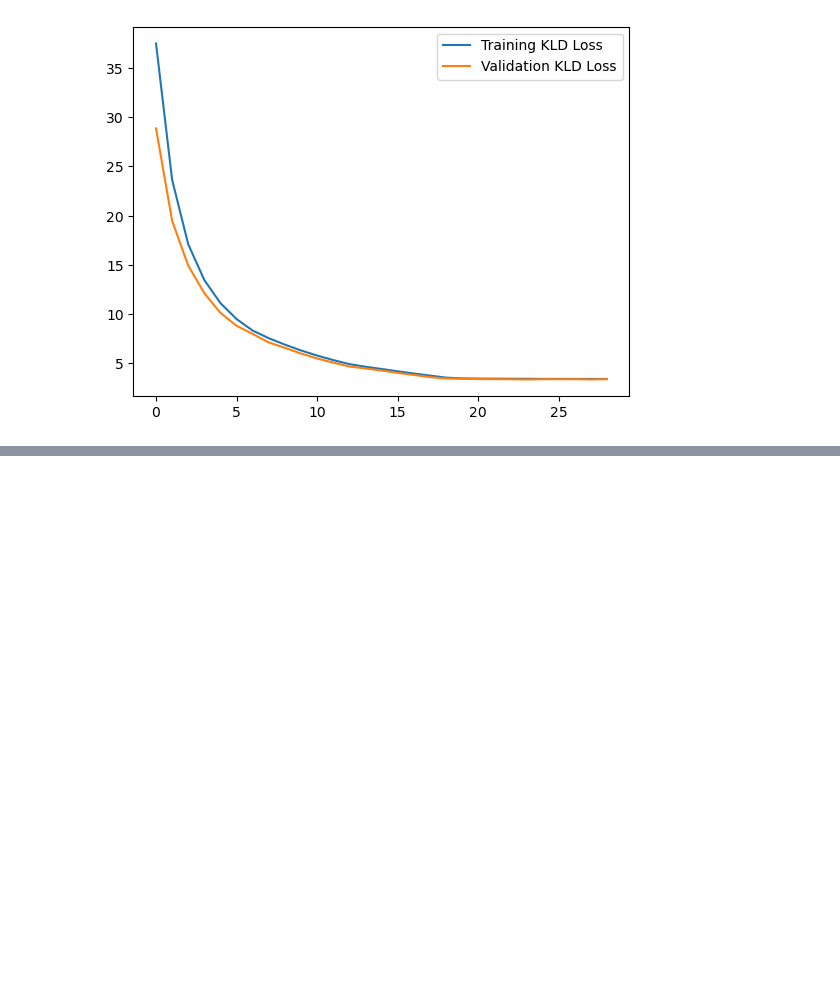
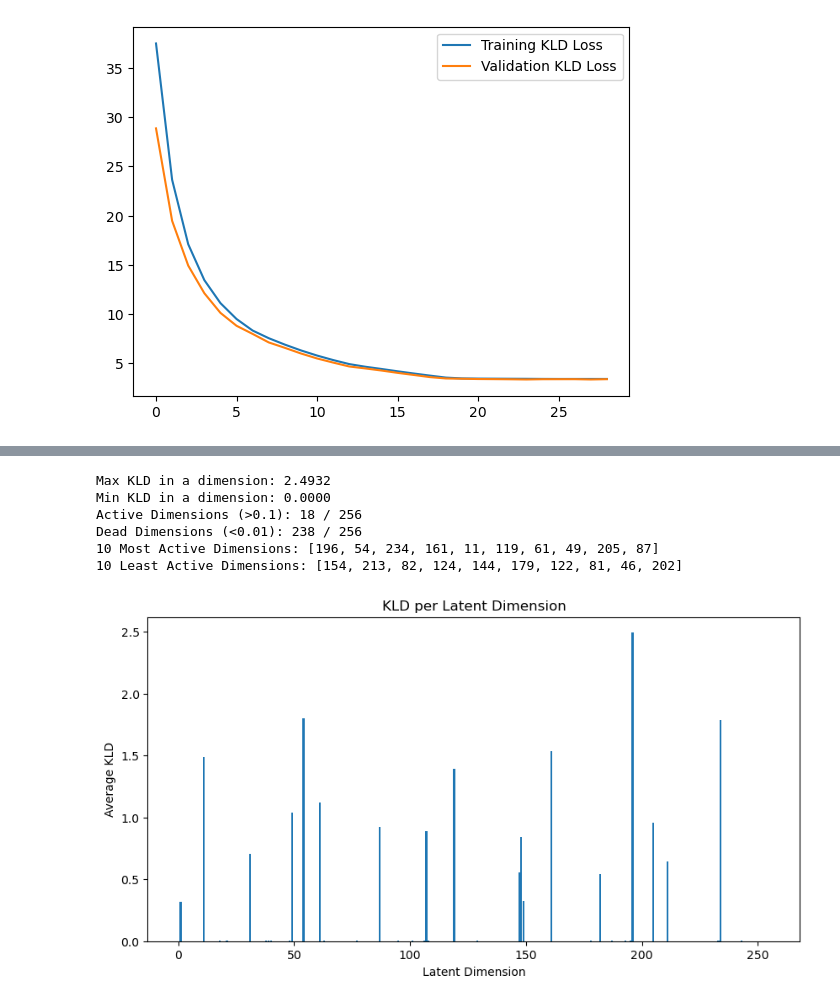
Before and after one commit to Horizon-42/variation_autoencoder, a Jupyter notebook: vae_on_celebs.ipynb, the cells around one changed output, grey strips where cells are left out. Cells and saved outputs as stored; diff of their text form; code cells hidden in the pictures; blank space fills up the shorter version.

```diff
--- a/vae_on_celebs.ipynb
+++ b/vae_on_celebs.ipynb
@@ -477,0 +585,56 @@ Dead Dimensions (<0.01): 117 / 128
+# %%
+# Latent analysis
+# 1. activat dim number compute
+
+def latent_active_dim_analysis(model:BetaVAE, test_loader:DataLoader, device=None):
+    if device is None:
+        device = torch.device("cuda" if torch.cuda.is_available() else "cpu")
+    data = next(iter(test_loader))# 取一个 Batch
+    data = data.to(device)
+
+    model.eval()
+
+    with torch.no_grad():
+        mu, log_var = model.encode(data) # 获取 mu 和 logvar
+
+        # 计算每一维的平均 KLD (注意这里 dim=0，保留 dim=1 的 256 个维度)
+        # 公式: -0.5 * mean(1 + logvar - mu^2 - exp(logvar))
+        kld_per_dim = -0.5 * torch.mean(1 + log_var - mu ** 2 - log_var.exp(), dim=0)
+
+        print(f"Max KLD in a dimension: {kld_per_dim.max().item():.4f}")
+        print(f"Min KLD in a dimension: {kld_per_dim.min().item():.4f}")
+
+        # 统计有多少个“活跃”维度 (阈值设为 0.1)
+        active_dims = (kld_per_dim > 0.1).sum().item()
+        print(f"Active Dimensions (>0.1): {active_dims} / {model.latent_dim}")
+
+        # 统计有多少个死亡维度 (阈值设为 0.01)
+        dead_dims = (kld_per_dim < 0.01).sum().item()
+        print(f"Dead Dimensions (<0.01): {dead_dims} / {model.latent_dim}")
+
+        # get 10 most active dimensions
+        most_active_dims = torch.topk(kld_per_dim, 10).indices.tolist()
+        print(f"10 Most Active Dimensions: {most_active_dims}")
+
+        # get 10 least active dimensions
+        least_active_dims = torch.topk(-kld_per_dim, 10).indices.tolist()
+        print(f"10 Least Active Dimensions: {least_active_dims}")
+
+    return most_active_dims, least_active_dims, kld_per_dim.cpu().numpy()
+
+top_10_dims, bottom_10_dims, kld_per_dim = latent_active_dim_analysis(model, test_loader)
+
+plt.figure(figsize=(10, 5))
+plt.bar(range(model.latent_dim), kld_per_dim)
+plt.xlabel('Latent Dimension')
+plt.ylabel('Average KLD')
+plt.title('KLD per Latent Dimension')
+plt.show()
+# %% [output]
+Max KLD in a dimension: 2.4932
+Min KLD in a dimension: 0.0000
+Active Dimensions (>0.1): 18 / 256
+Dead Dimensions (<0.01): 238 / 256
+10 Most Active Dimensions: [196, 54, 234, 161, 11, 119, 61, 49, 205, 87]
+10 Least Active Dimensions: [154, 213, 82, 124, 144, 179, 122, 81, 46, 202]
+[figure, added]
```
Also changed, not shown: parts of 14 cells of this notebook, 1 other file.
